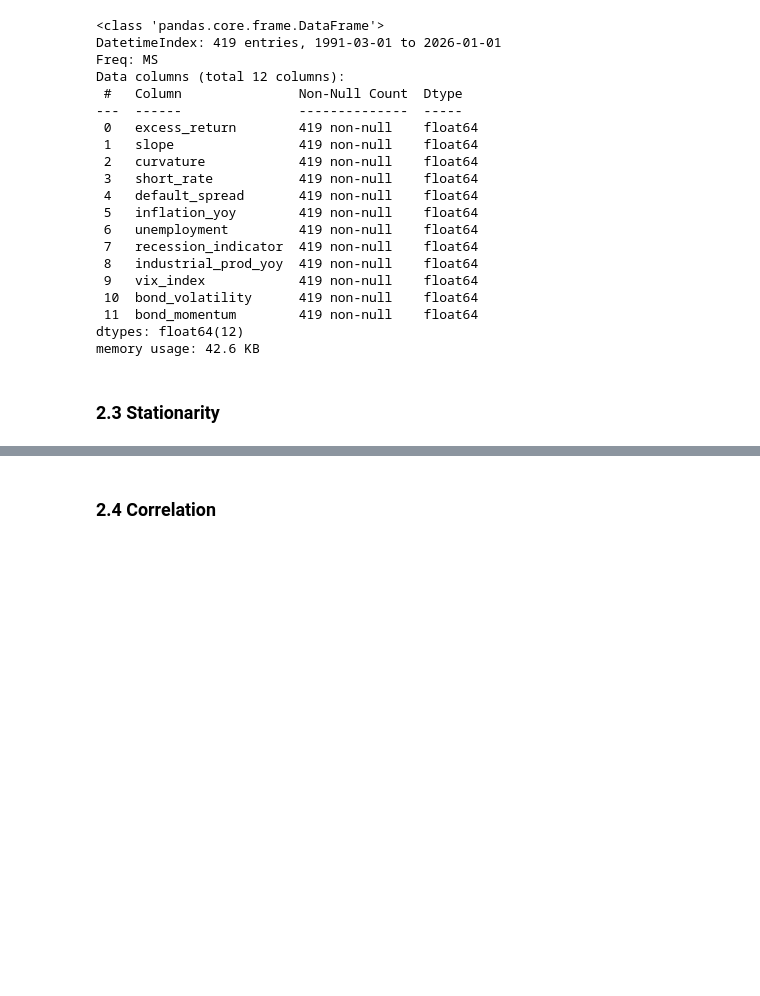
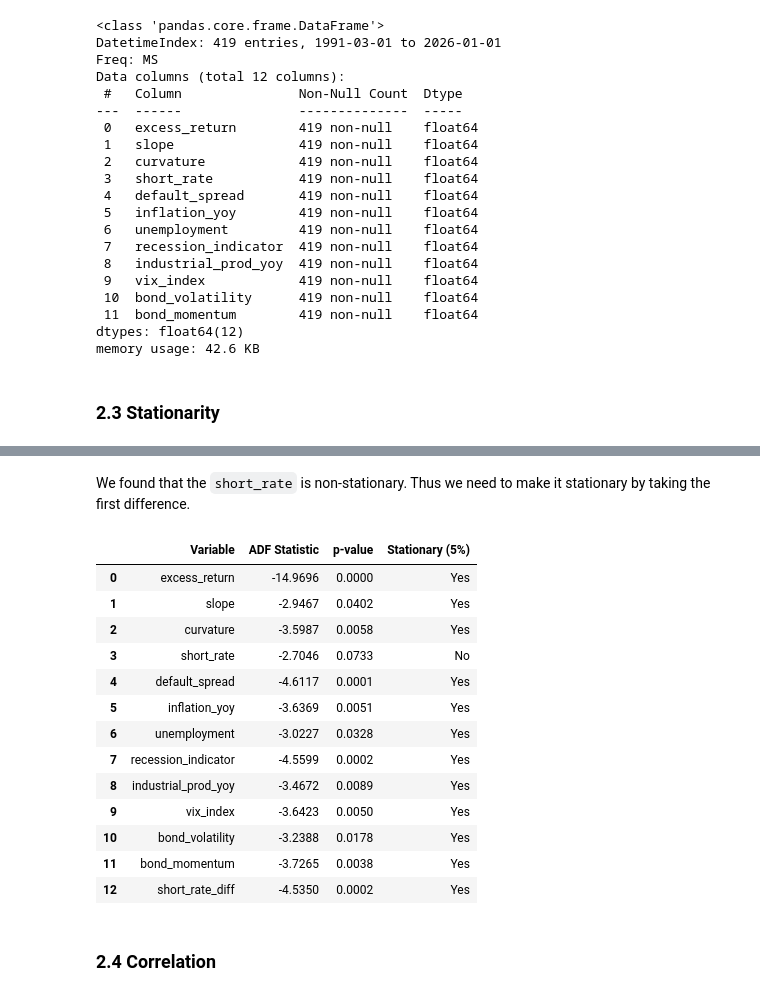
Before and after one commit to nurulputri/Big-Data_US-Treasury-Bonds-Return-Prediction, a Jupyter notebook: US Treasury Bond Return Prediction.ipynb, the cells around one changed output, grey strips where cells are left out. Saved outputs shown, nothing was run; the diff lists cells and outputs as text; code cells hidden in the pictures; blank space fills up the shorter version.

Commit message:
complete stationarity check, make data stationary for time series

```diff
--- a/US Treasury Bond Return Prediction.ipynb
+++ b/US Treasury Bond Return Prediction.ipynb
@@ -301,7 +302,7 @@ df_fred['yield_diff'] = df_fred['DGS10_filled'].diff()
 # annualized vol. and rolling is by default "left-aligned"/"backward direction", so we avoid look-ahead-bias here
 df_fred['realized_daily_vol_30d'] = df_fred['yield_diff'].rolling(window=30).std() * np.sqrt(252)
 # use .last() so we use the volatility known at the end of the month
-df['realized_bond_vol_30d'] = df_fred['realized_daily_vol_30d'].resample('MS').last()
+df['realized_bond_vol_30d'] = df_fred['realized_daily_vol_30d'].resample('MS').last() * 100
 df['bond_volatility'] = df['^MOVE'].fillna(df['realized_bond_vol_30d'])
 
 # past 12-month bond return
@@ -380,0 +386,16 @@ memory usage: 42.6 KB
+# %%
+def run_stationarity_test(df):
+    results = []
+    for col in df.columns:
+        # perform Augmented Dickey-Fuller test
+        adf_result = adfuller(df[col].dropna())
+
+        # extract values
+        results.append({
+            'Variable': col,
+            'ADF Statistic': round(adf_result[0], 4),
+            'p-value': round(adf_result[1], 4),
+            'Stationary (5%)': 'Yes' if adf_result[1] < 0.05 else 'No'
+        })
+
+    return pd.DataFrame(results)
@@ -380,0 +454,24 @@ memory usage: 42.6 KB
+# %% [markdown]
+We found that the `short_rate` is non-stationary. Thus we need to make it stationary by taking the first difference.
+# %%
+# make short-rate stationary: create the first difference for the short rate
+final_df['short_rate_diff'] = final_df['short_rate'].diff()
+final_df.dropna(inplace=True) # do not forget to dropna, as diff will make the first row null
+# %%
+stationarity_table = run_stationarity_test(final_df)
+stationarity_table
+# %% [output]
+|  | Variable | ADF Statistic | p-value | Stationary (5%) |
+| 0 | excess_return | -14.9696 | 0.0000 | Yes |
+| 1 | slope | -2.9467 | 0.0402 | Yes |
+| 2 | curvature | -3.5987 | 0.0058 | Yes |
+| 3 | short_rate | -2.7046 | 0.0733 | No |
+| 4 | default_spread | -4.6117 | 0.0001 | Yes |
+| 5 | inflation_yoy | -3.6369 | 0.0051 | Yes |
+| 6 | unemployment | -3.0227 | 0.0328 | Yes |
+| 7 | recession_indicator | -4.5599 | 0.0002 | Yes |
+| 8 | industrial_prod_yoy | -3.4672 | 0.0089 | Yes |
+| 9 | vix_index | -3.6423 | 0.0050 | Yes |
+| 10 | bond_volatility | -3.2388 | 0.0178 | Yes |
+| 11 | bond_momentum | -3.7265 | 0.0038 | Yes |
+| 12 | short_rate_diff | -4.5350 | 0.0002 | Yes |
```
Also changed, not shown: parts of 8 cells of this notebook.
